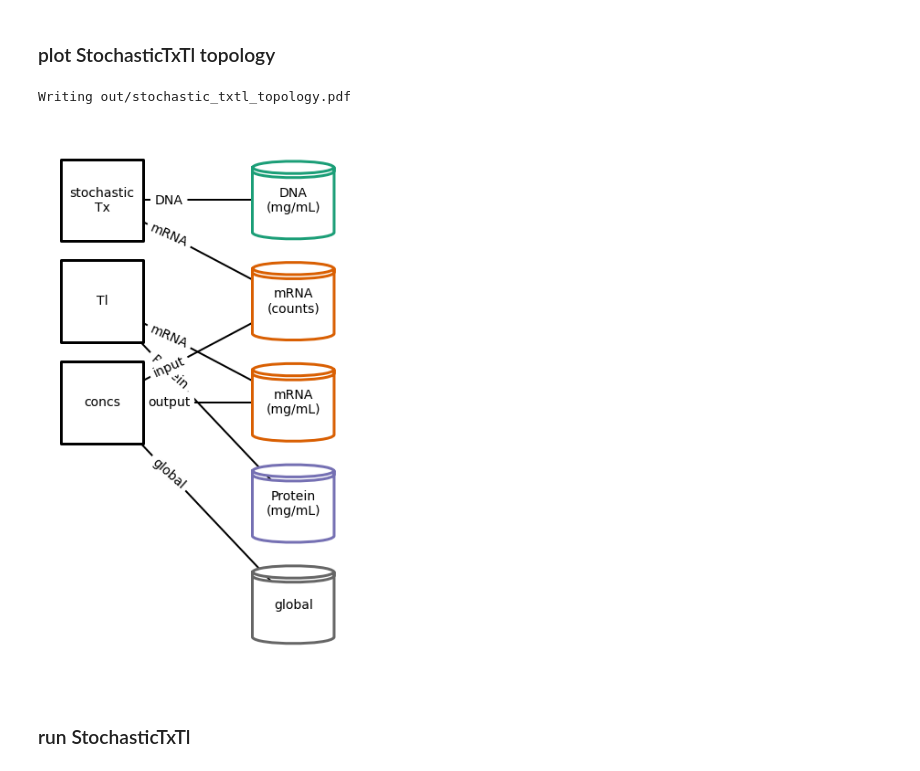
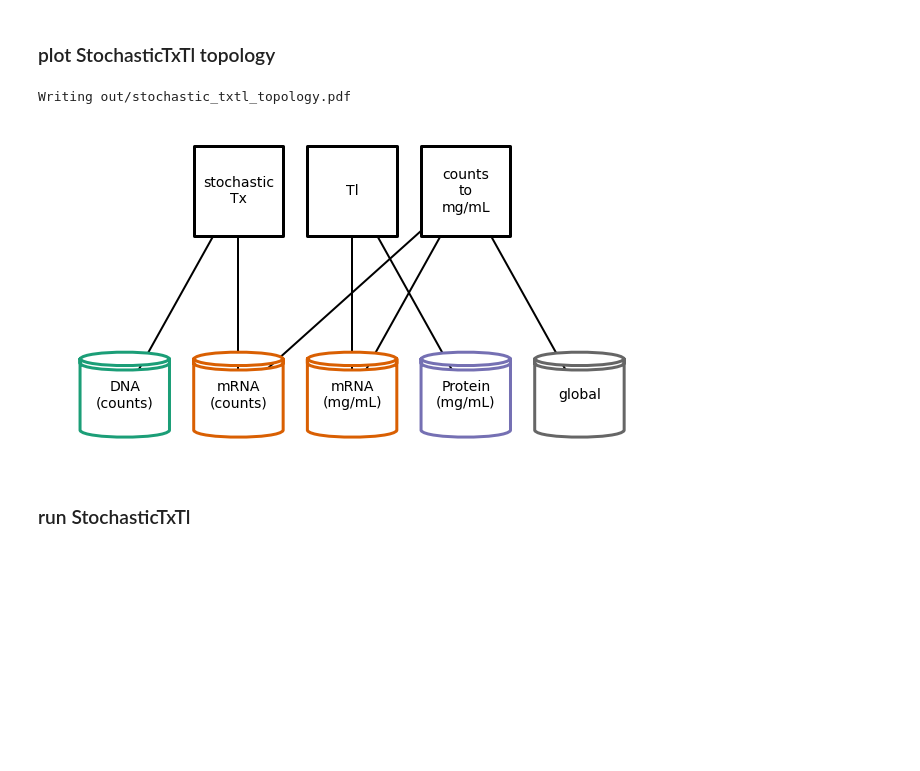
Before and after one commit to vivarium-collective/vivarium-notebooks, a Jupyter notebook: notebooks/Vivarium_interface_basics.ipynb, the cells around one changed output. Drawn from its saved outputs; the diff is of its cells as text; code cells hidden in the pictures; blank space fills up the shorter version.

```diff
--- a/notebooks/Vivarium_interface_basics.ipynb
+++ b/notebooks/Vivarium_interface_basics.ipynb
@@ -51,6 +51,7 @@ protein_color = matplotlib.colors.to_rgba(store_cmap(2))
 global_color = matplotlib.colors.to_rgba(store_cmap(7))
 store_colors = {
     'DNA': dna_color,
+    'DNA\n(counts)': dna_color,
     'DNA\n(mg/mL)': dna_color,
     'mRNA': rna_color,
     'mRNA\n(counts)': rna_color,
@@ -681,19 +682,19 @@ class StochasticTxTl(Composer):
         return {
             'stochastic\nTx': StochasticTx(config['stochastic_Tx']),
             'Tl': Tl(config['Tl']),
-            'concs': counts_to_concentration(config['concs'])}
+            'counts\nto\nmg/mL': counts_to_concentration(config['concs'])}
 
     def generate_topology(self, config):
         return {
             'stochastic\nTx': {
-                'DNA': ('DNA\n(mg/mL)',),
+                'DNA': ('DNA\n(counts)',),
                 'mRNA': ('mRNA\n(counts)',)
             },
             'Tl': {
                 'mRNA': ('mRNA\n(mg/mL)',),
                 'Protein': ('Protein\n(mg/mL)',)
             },
-            'concs': {
+            'counts\nto\nmg/mL': {
                 'global': ('global',),
                 'input': ('mRNA\n(counts)',),
                 'output': ('mRNA\n(mg/mL)',)
@@ -702,14 +703,17 @@ class StochasticTxTl(Composer):
 ### plot StochasticTxTl topology
 # %%
 # plot topology after merge
+stochastic_topology_plot_config = dict(topology_plot_config)
+stochastic_topology_plot_config['settings']['graph_format'] = 'horizontal'
+stochastic_topology_plot_config['settings']['show_ports'] = False
 stochastic_txtl = StochasticTxTl()
 fig = plot_topology(
     stochastic_txtl,
     filename='stochastic_txtl_topology.pdf',
-    **topology_plot_config)
+    **stochastic_topology_plot_config)
 # %% [output]
 Writing out/stochastic_txtl_topology.pdf
-[figure, old version]
+[figure, new version]
 # %% [markdown]
 ### run StochasticTxTl
 # %%
```
Also changed, not shown: parts of 1 cell of this notebook.
